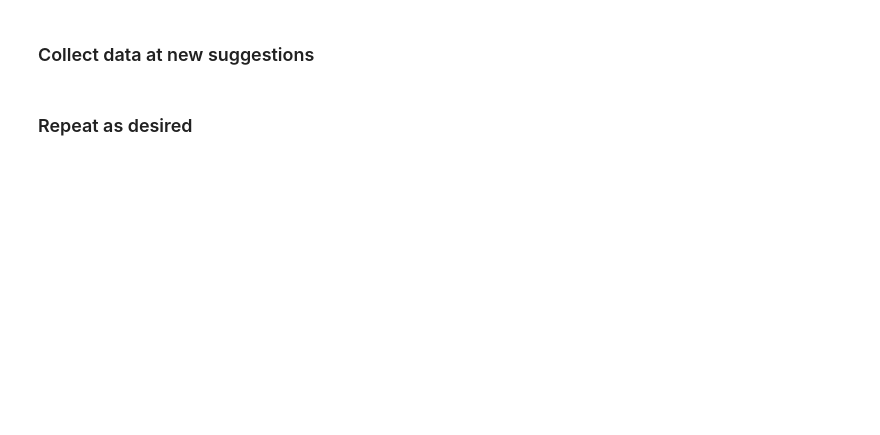
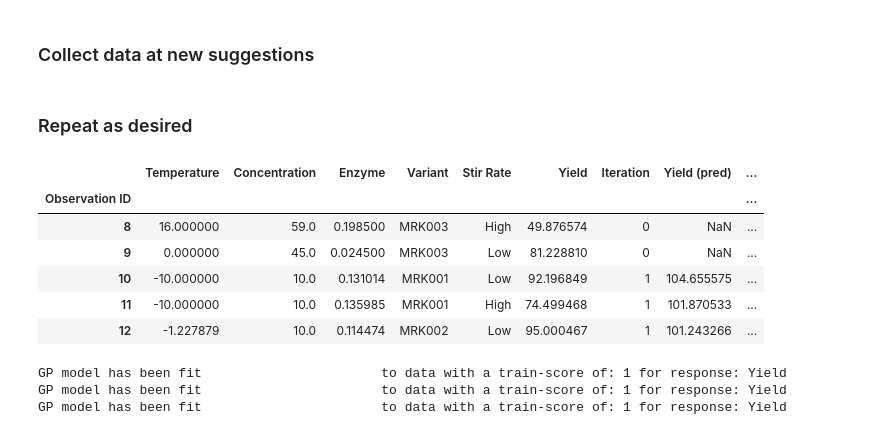
Before and after one commit to MSDLLCpapers/obsidian, a Jupyter notebook: demo/Simple single objective.ipynb, the cells around one changed output. Drawn from its saved outputs; the diff is of its cells as text; code cells hidden in the pictures; blank space fills up the shorter version.

```diff
--- a/demo/Simple single objective.ipynb
+++ b/demo/Simple single objective.ipynb
@@ -56,0 +73,3 @@ my_campaign.fit()
+# %%
+campaign.add_data(Z0)
+campaign.data.sample(5)
@@ -73,0 +108,21 @@ Z_iter1.reset_index(drop=True)
+# %%
+campaign.data.tail()
+# %% [output]
+|  | Temperature | Concentration | Enzyme | Variant | Stir Rate | Yield | Iteration | Yield (pred) | ... |
+| Observation ID |  |  |  |  |  |  |  |  | ... |
+| 8 | 16.000000 | 59.0 | 0.198500 | MRK003 | High | 49.876574 | 0 | NaN | ... |
+| 9 | 0.000000 | 45.0 | 0.024500 | MRK003 | Low | 81.228810 | 0 | NaN | ... |
+| 10 | -10.000000 | 10.0 | 0.131014 | MRK001 | Low | 92.196849 | 1 | 104.655575 | ... |
+| 11 | -10.000000 | 10.0 | 0.135985 | MRK001 | High | 74.499468 | 1 | 101.870533 | ... |
+| 12 | -1.227879 | 10.0 | 0.114474 | MRK002 | Low | 95.000467 | 1 | 101.243266 | ... |
+# %%
+for iter in range(3):
+    campaign.fit()
+    X_suggest, eval_suggest = campaign.optimizer.suggest(m_batch=3)
+    y_iter = pd.DataFrame(simulator.simulate(X_suggest))
+    Z_iter = pd.concat([X_suggest, y_iter, eval_suggest], axis=1)
+    campaign.add_data(Z_iter)
+# %% [output]
+GP model has been fit                       to data with a train-score of: 1 for response: Yield
+GP model has been fit                       to data with a train-score of: 1 for response: Yield
+GP model has been fit                       to data with a train-score of: 1 for response: Yield
```
Also changed, not shown: parts of 24 cells of this notebook, 1 other file.
